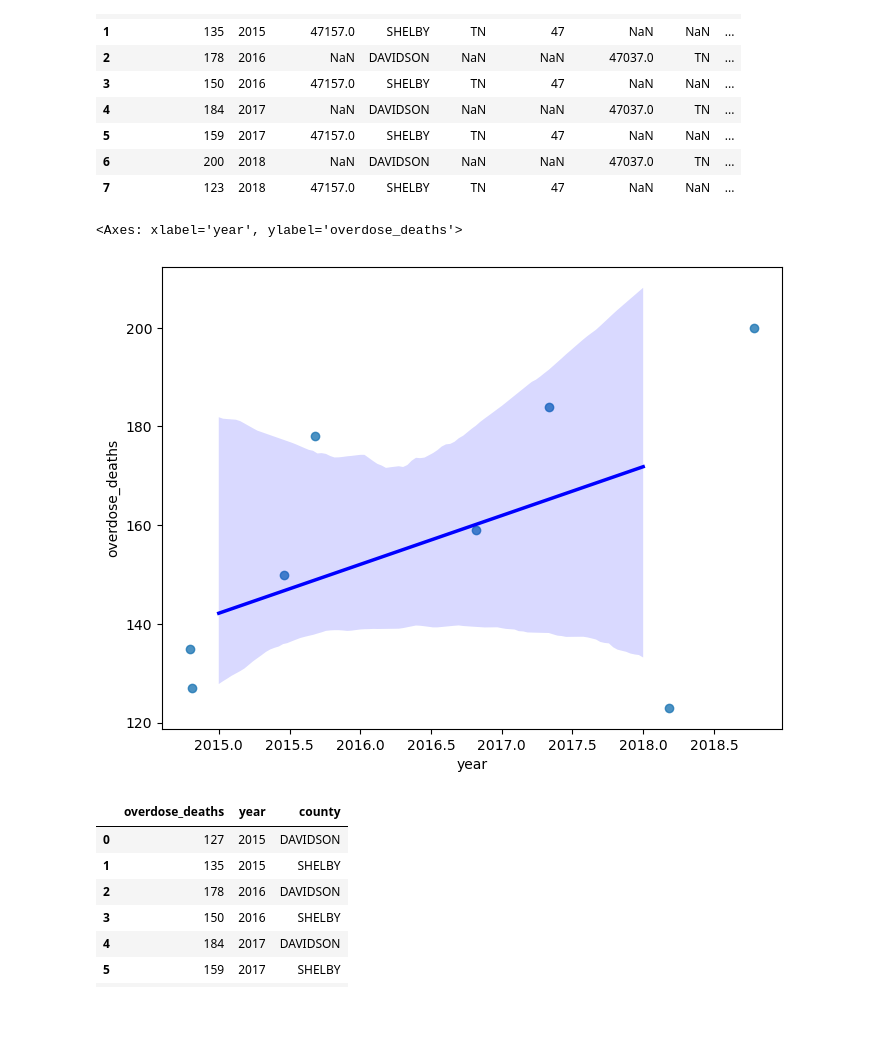
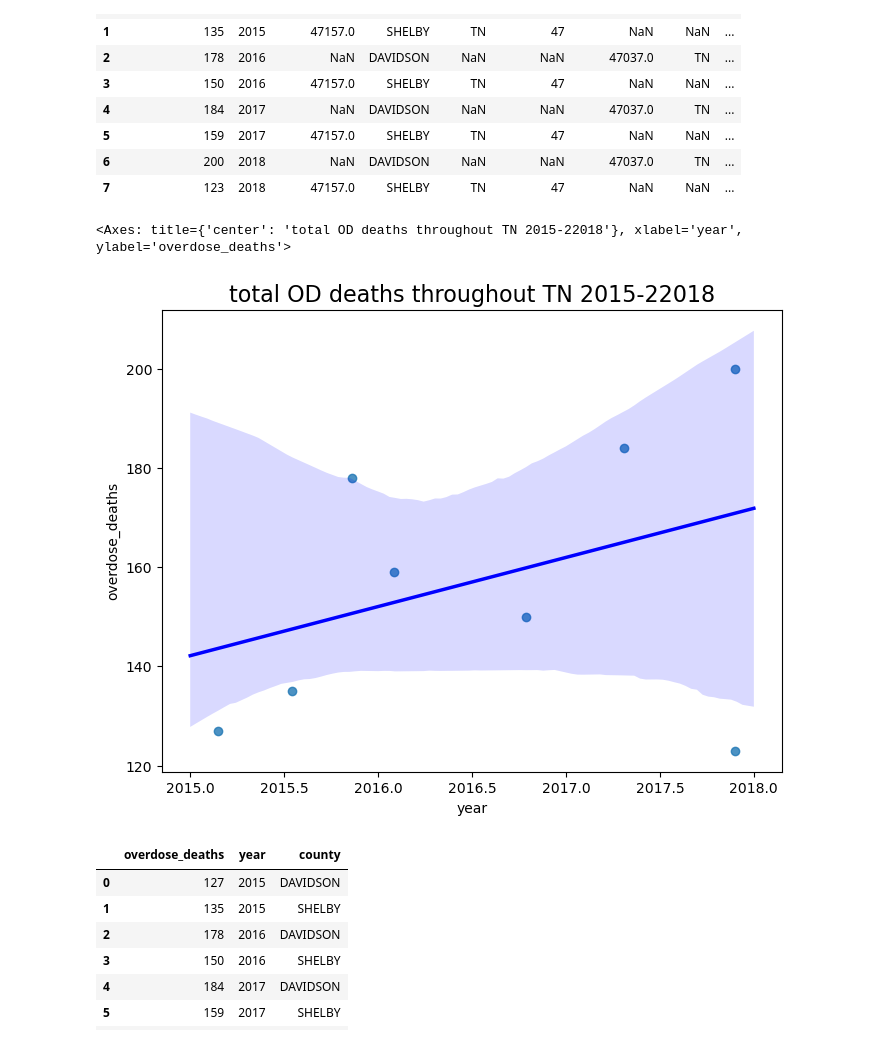
Before and after one commit to NSS-Full-Time-Data-Analytics-14/prescription-drugs-python-heath, a Jupyter notebook: notebooks/prescriptionprojectgg.ipynb, the cells around one changed output. Cells and saved outputs as stored; diff of their text form; code cells hidden in the pictures; blank space fills up the shorter version.

```diff
--- a/notebooks/prescriptionprojectgg.ipynb
+++ b/notebooks/prescriptionprojectgg.ipynb
@@ -161,14 +161,14 @@ S_D_OD_counties.head(10)
 | 7 | 123 | 2018 | 47157.0 | SHELBY | TN | 47 | NaN | NaN | ... |
 # %%
 fig, ax = plt.subplots(figsize=(8, 6))
+plt.title("total OD deaths throughout TN 2015-22018", fontsize=16)
 sns.regplot(
     x=S_D_OD_counties["year"],
     y=S_D_OD_counties["overdose_deaths"],x_jitter=True,
-    line_kws={"color": "blue", "linewidth": 2.5},
-    ax=ax)
+    line_kws={"color": "blue", "linewidth": 2.5})
 # %% [output]
-<Axes: xlabel='year', ylabel='overdose_deaths'>
+<Axes: title={'center': 'total OD deaths throughout TN 2015-22018'}, xlabel='year', ylabel='overdose_deaths'>
-[figure, old version]
+[figure, new version]
 # %%
 S_D_OD_counties=S_D_OD_counties.drop(columns=['fipscounty_x', 'state_x', 'fipsstate_x','fipscounty_y','state_y','fipsstate_y'])
 # %%
```
Also changed, not shown: parts of 26 cells of this notebook, 3 other files.
